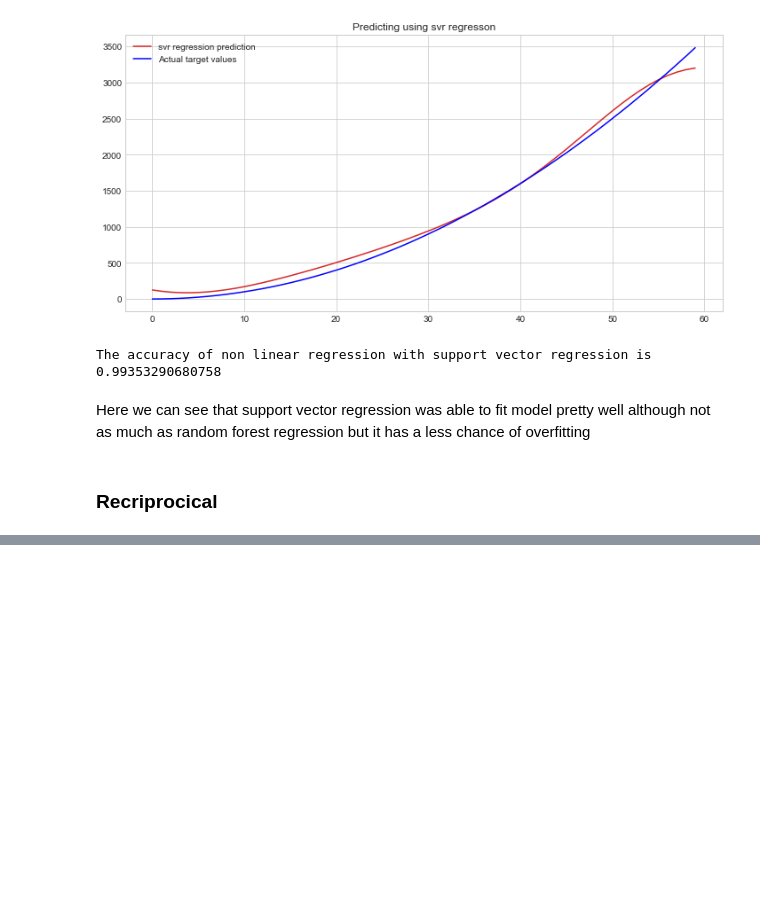
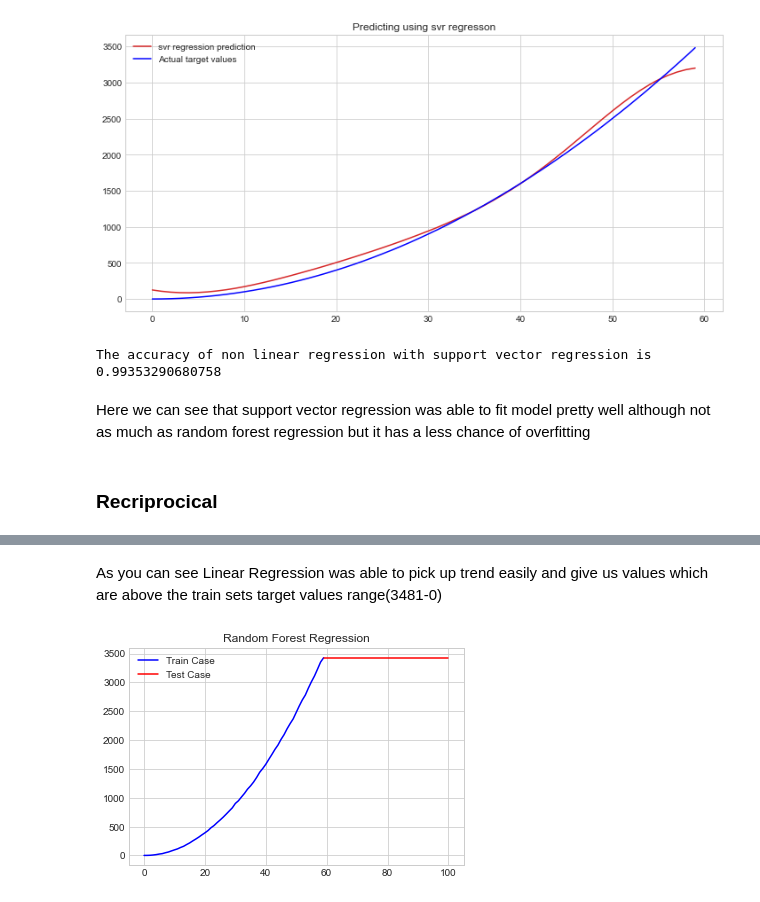
Before and after one commit to shoabahamed/khanacademy-statistics-and-probability, a Jupyter notebook: linear_and_nonlinear_regression.ipynb, the cells around one changed output, grey strips where cells are left out. Cells and saved outputs as stored; diff of their text form; code cells hidden in the pictures; blank space fills up the shorter version.

```diff
--- a/linear_and_nonlinear_regression.ipynb
+++ b/linear_and_nonlinear_regression.ipynb
@@ -264,0 +290,14 @@ The accuracy of non linear regression with support vector regression is 0.993532
+# %% [markdown]
+<p>As you can see Linear Regression was able to pick up trend easily and give us values which are above the train sets target values range(3481-0)</p>
+# %%
+train_pred = random_forest_reg.predict(x)
+test_pred = random_forest_reg.predict(test)
+
+plt.plot(x, train_pred, color='blue', label='Train Case')
+plt.plot(test.flatten(), test_pred, color='red', label='Test Case')
+
+plt.title("Random Forest Regression")
+plt.legend()
+plt.show()
+# %% [output]
+[figure, added]
```
Also changed, not shown: parts of 12 cells of this notebook, 3 other files.
